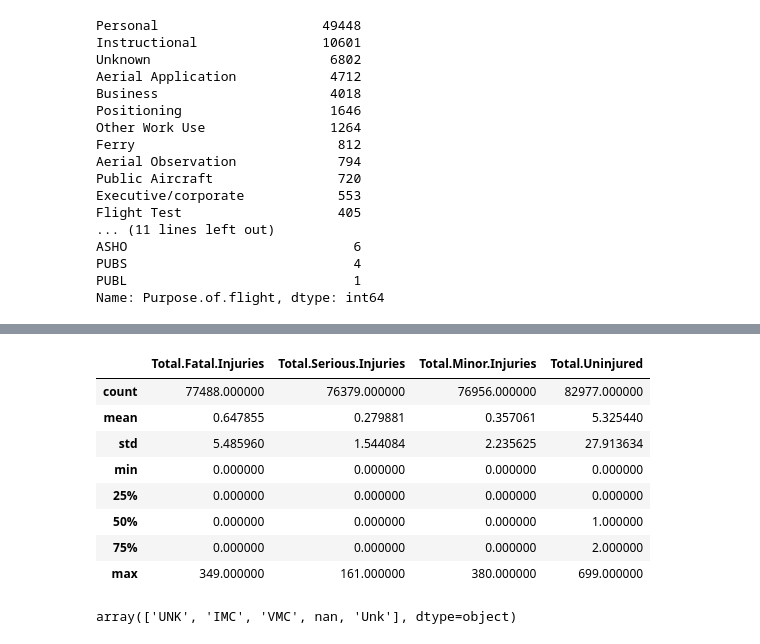
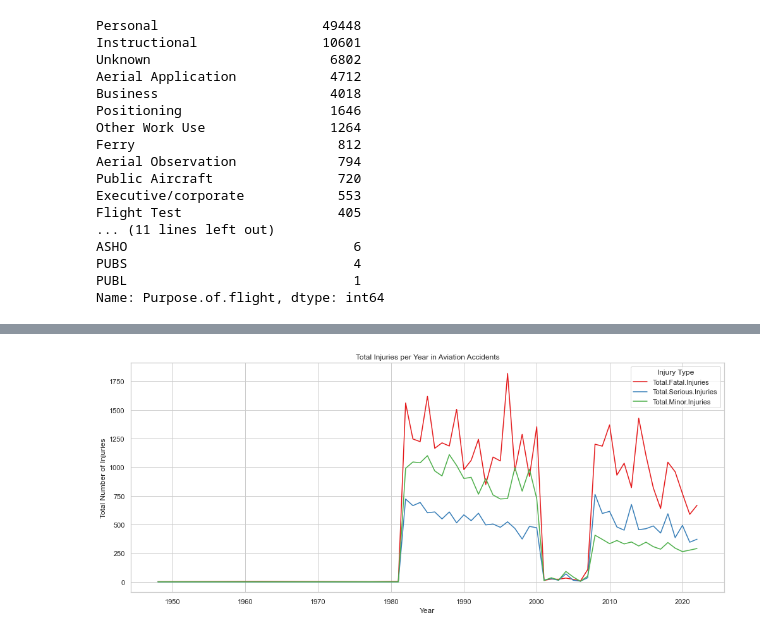
Before and after one commit to lameckodallo/dsc-phase-1-project-v3, a Jupyter notebook: student.ipynb, the cells around one changed output, grey strips where cells are left out. Saved outputs shown, nothing was run; the diff lists cells and outputs as text; code cells hidden in the pictures.

```diff
--- a/student.ipynb
+++ b/student.ipynb
@@ -213,16 +226,30 @@ array([nan, 'Air Canada', 'Rocky Mountain Helicopters, In', ...,
 # %%
-df[['Total.Fatal.Injuries','Total.Serious.Injuries', 'Total.Minor.Injuries', 'Total.Uninjured']].describe()
+injury_cols = [
+    'Total.Fatal.Injuries',
+    'Total.Serious.Injuries',
+    'Total.Minor.Injuries'
+]
-# %% [output]
-|  | Total.Fatal.Injuries | Total.Serious.Injuries | Total.Minor.Injuries | Total.Uninjured |
-| count | 77488.000000 | 76379.000000 | 76956.000000 | 82977.000000 |
-| mean | 0.647855 | 0.279881 | 0.357061 | 5.325440 |
-| std | 5.485960 | 1.544084 | 2.235625 | 27.913634 |
-| min | 0.000000 | 0.000000 | 0.000000 | 0.000000 |
-| 25% | 0.000000 | 0.000000 | 0.000000 | 0.000000 |
-| 50% | 0.000000 | 0.000000 | 0.000000 | 1.000000 |
-| 75% | 0.000000 | 0.000000 | 0.000000 | 2.000000 |
-| max | 349.000000 | 161.000000 | 380.000000 | 699.000000 |
-# %%
-df['Weather.Condition'].unique()
-# %% [output]
-array(['UNK', 'IMC', 'VMC', nan, 'Unk'], dtype=object)
+# %%
+#I made the decision to drop missing values instead of replacing them with 0 as 0 and missing, in a dataset with acual zeros means different things
+df_clean = df.dropna(subset=injury_cols + ['Event.Date']).copy()
+# %%
+# Convert Event.Date to datetime, and extract the year
+df_clean['Event.Date'] = pd.to_datetime(df_clean['Event.Date'], errors='coerce')
+df_clean['Year'] = df_clean['Event.Date'].dt.year
+# %%
+yearly_totals = df_clean.groupby('Year')[injury_cols].sum().reset_index()
+# %%
+melted_totals = yearly_totals.melt(id_vars='Year',
+                                   var_name='Injury Type',
+                                   value_name='Total Count')
+# %%
+plt.figure(figsize=(14, 6))
+sns.lineplot(data=melted_totals, x='Year', y='Total Count', hue='Injury Type')
+plt.title("Total Injuries per Year in Aviation Accidents")
+plt.xlabel("Year")
+plt.ylabel("Total Number of Injuries")
+plt.grid(True)
+plt.tight_layout()
+plt.show()
+# %% [output]
+[figure, added]
```
Also changed, not shown: parts of 14 cells of this notebook.
